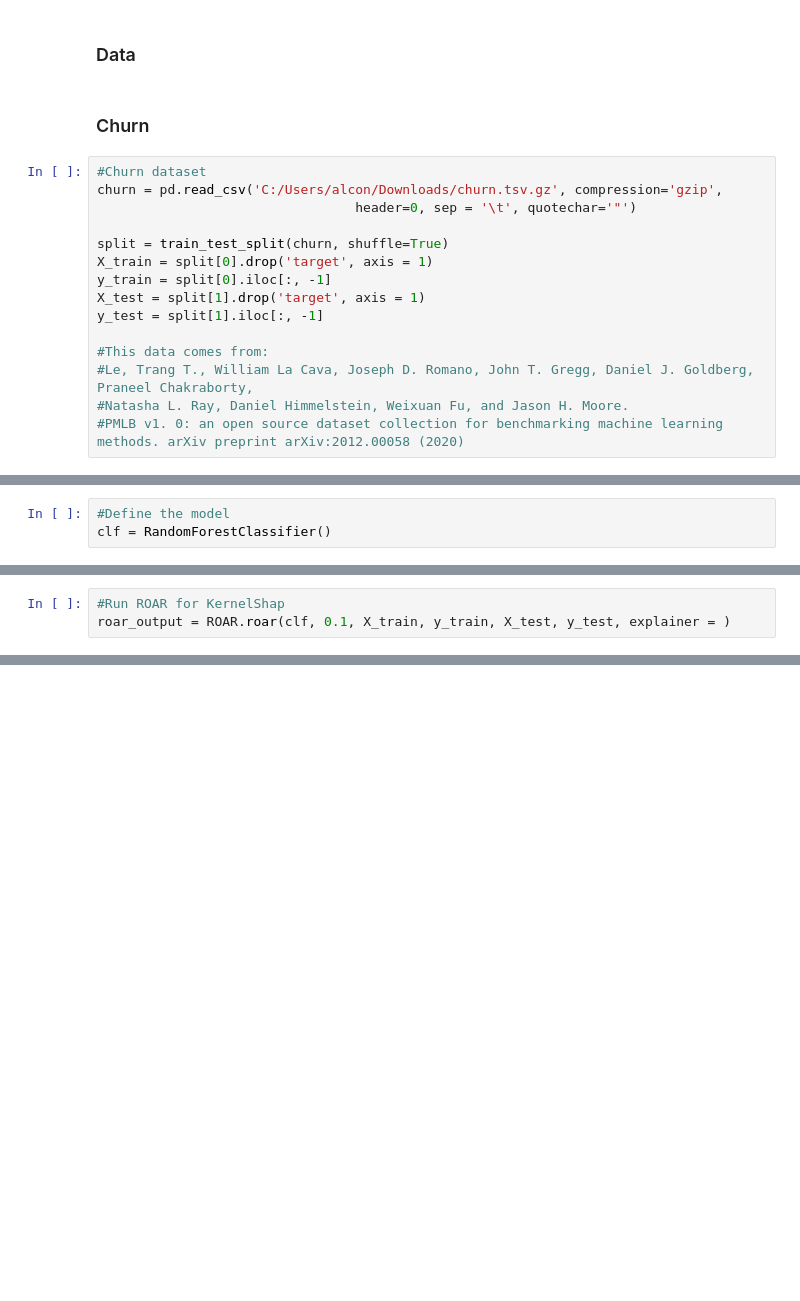
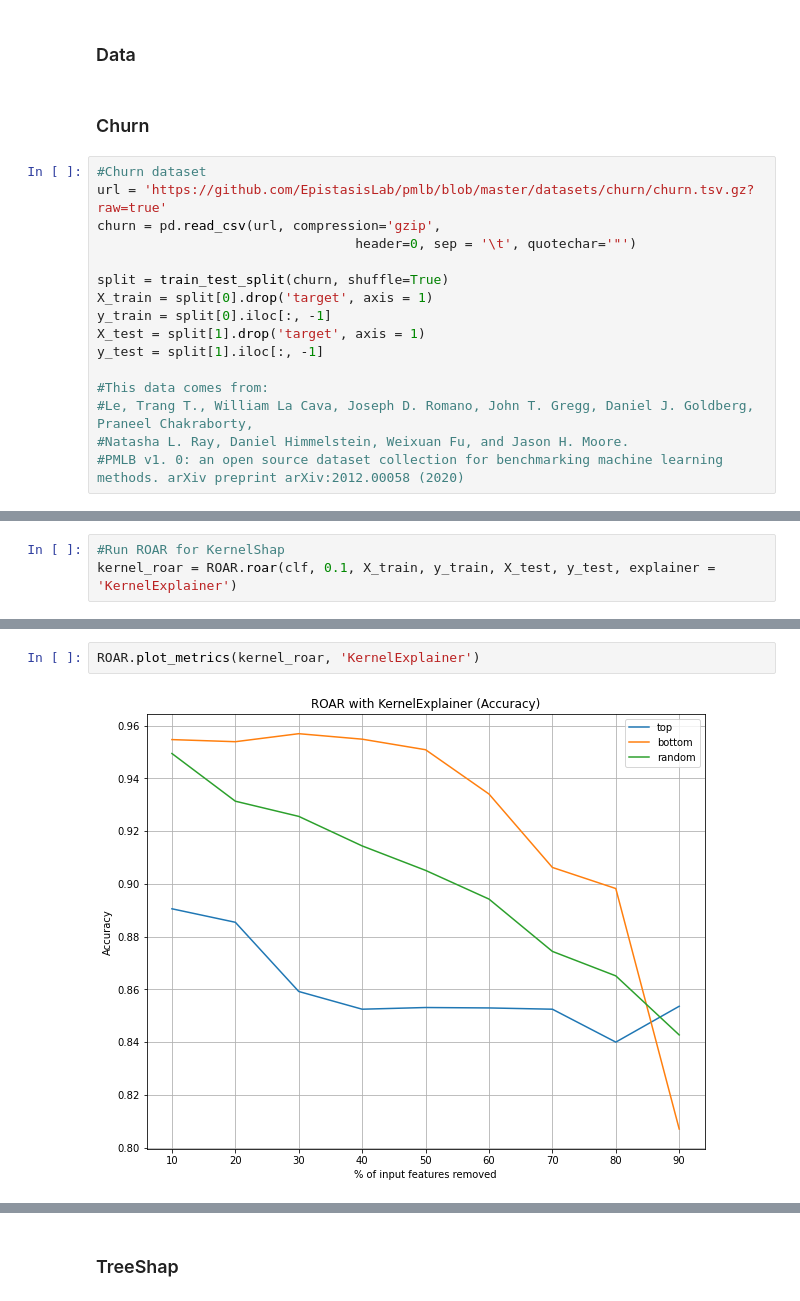
Before and after one commit to edpclau/ROAR-for-Scikit, a Jupyter notebook: ROAR Example.ipynb, the cells around one changed output, grey strips where cells are left out. Drawn from its saved outputs; the diff is of its cells as text; blank space fills up the shorter version.

Commit message:
update to allow other explainers

```diff
--- a/ROAR.ipynb
+++ b/ROAR Example.ipynb
@@ -23,7 +22,8 @@ import ROAR
 ### Churn
 # %%
 #Churn dataset
-churn = pd.read_csv('C:/Users/alcon/Downloads/churn.tsv.gz', compression='gzip',
+url = 'https://github.com/EpistasisLab/pmlb/blob/master/datasets/churn/churn.tsv.gz?raw=true'
+churn = pd.read_csv(url, compression='gzip',
                                  header=0, sep = '\t', quotechar='"')
 
 split = train_test_split(churn, shuffle=True)
@@ -41,3 +40,0 @@ y_test = split[1].iloc[:, -1]
-# %%
-#Define the model
-clf = RandomForestClassifier()
@@ -44,3 +43,3 @@ clf = RandomForestClassifier()
 # %%
 #Run ROAR for KernelShap
-roar_output = ROAR.roar(clf, 0.1, X_train, y_train, X_test, y_test, explainer = )
+kernel_roar = ROAR.roar(clf, 0.1, X_train, y_train, X_test, y_test, explainer = 'KernelExplainer')
@@ -54,0 +46,4 @@ ROAR.plot_metrics(roar_output)
+# %%
+ROAR.plot_metrics(kernel_roar, 'KernelExplainer')
+# %% [output]
+[figure, added]
@@ -54,0 +52,2 @@ ROAR.plot_metrics(roar_output)
+# %% [markdown]
+### TreeShap
```
Also changed, not shown: parts of 8 cells of this notebook, 1 other file.
